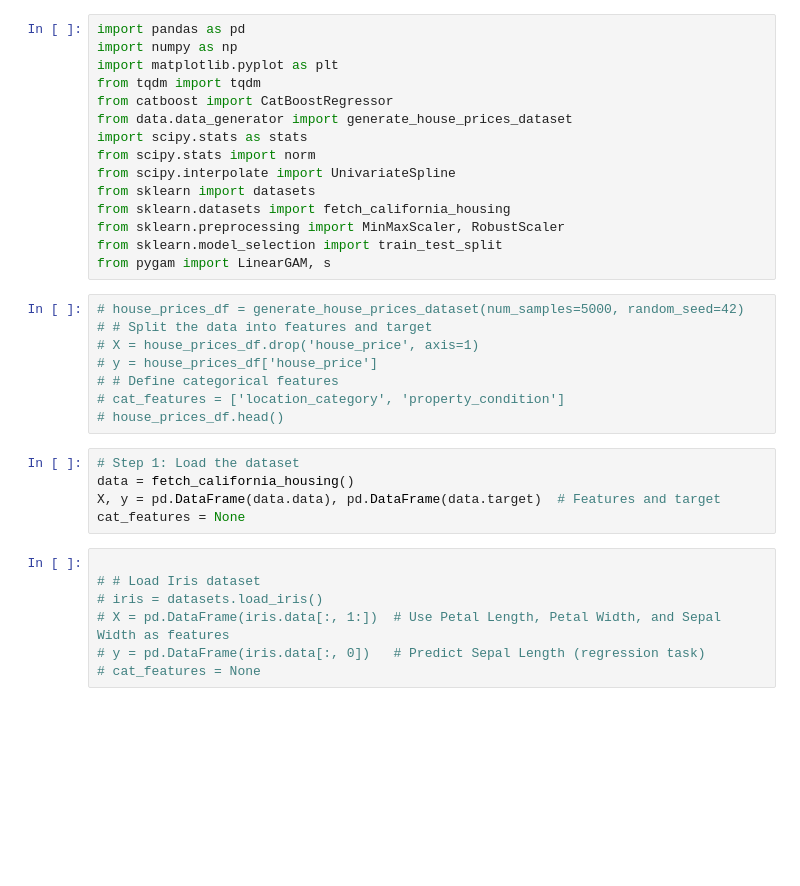
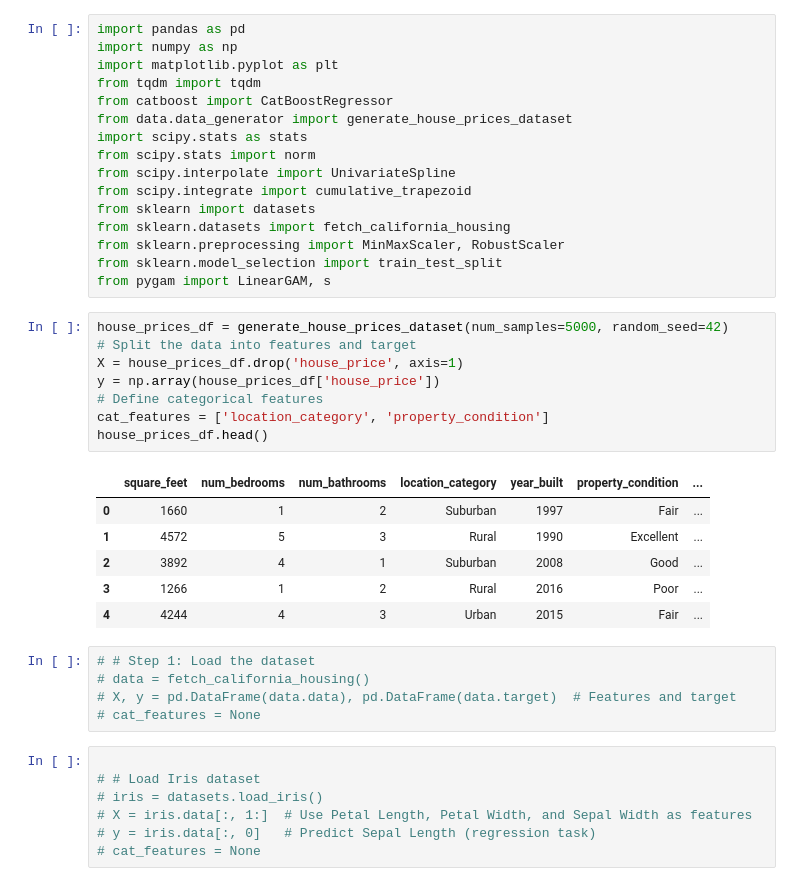
Before and after one commit to fastovetsilya/ProbGBT, a Jupyter notebook: prob_gbt/prob_gbt/train_gbt.ipynb, the cells around one changed output. Drawn from its saved outputs; the diff is of its cells as text; blank space fills up the shorter version.

```diff
--- a/prob_gbt/prob_gbt/train_gbt.ipynb
+++ b/prob_gbt/prob_gbt/train_gbt.ipynb
@@ -8,30 +8,38 @@ from data.data_generator import generate_house_prices_dataset
 import scipy.stats as stats
 from scipy.stats import norm
 from scipy.interpolate import UnivariateSpline
+from scipy.integrate import cumulative_trapezoid
 from sklearn import datasets
 from sklearn.datasets import fetch_california_housing
 from sklearn.preprocessing import MinMaxScaler, RobustScaler
 from sklearn.model_selection import train_test_split
 from pygam import LinearGAM, s
 # %%
-# house_prices_df = generate_house_prices_dataset(num_samples=5000, random_seed=42)
-# # Split the data into features and target
-# X = house_prices_df.drop('house_price', axis=1)
-# y = house_prices_df['house_price']
-# # Define categorical features
-# cat_features = ['location_category', 'property_condition']
-# house_prices_df.head()
+house_prices_df = generate_house_prices_dataset(num_samples=5000, random_seed=42)
+# Split the data into features and target
+X = house_prices_df.drop('house_price', axis=1)
+y = np.array(house_prices_df['house_price'])
+# Define categorical features
+cat_features = ['location_category', 'property_condition']
+house_prices_df.head()
+# %% [output]
+|  | square_feet | num_bedrooms | num_bathrooms | location_category | year_built | property_condition | ... |
+| 0 | 1660 | 1 | 2 | Suburban | 1997 | Fair | ... |
+| 1 | 4572 | 5 | 3 | Rural | 1990 | Excellent | ... |
+| 2 | 3892 | 4 | 1 | Suburban | 2008 | Good | ... |
+| 3 | 1266 | 1 | 2 | Rural | 2016 | Poor | ... |
+| 4 | 4244 | 4 | 3 | Urban | 2015 | Fair | ... |
 # %%
-# Step 1: Load the dataset
-data = fetch_california_housing()
-X, y = pd.DataFrame(data.data), pd.DataFrame(data.target)  # Features and target
-cat_features = None
+# # Step 1: Load the dataset
+# data = fetch_california_housing()
+# X, y = pd.DataFrame(data.data), pd.DataFrame(data.target)  # Features and target
+# cat_features = None
 # %%
 
 # # Load Iris dataset
 # iris = datasets.load_iris()
-# X = pd.DataFrame(iris.data[:, 1:])  # Use Petal Length, Petal Width, and Sepal Width as features
-# y = pd.DataFrame(iris.data[:, 0])   # Predict Sepal Length (regression task)
+# X = iris.data[:, 1:]  # Use Petal Length, Petal Width, and Sepal Width as features
+# y = iris.data[:, 0]   # Predict Sepal Length (regression task)
 # cat_features = None
 # %%
 
```
Also changed, not shown: parts of 13 cells of this notebook, 9 other files.
